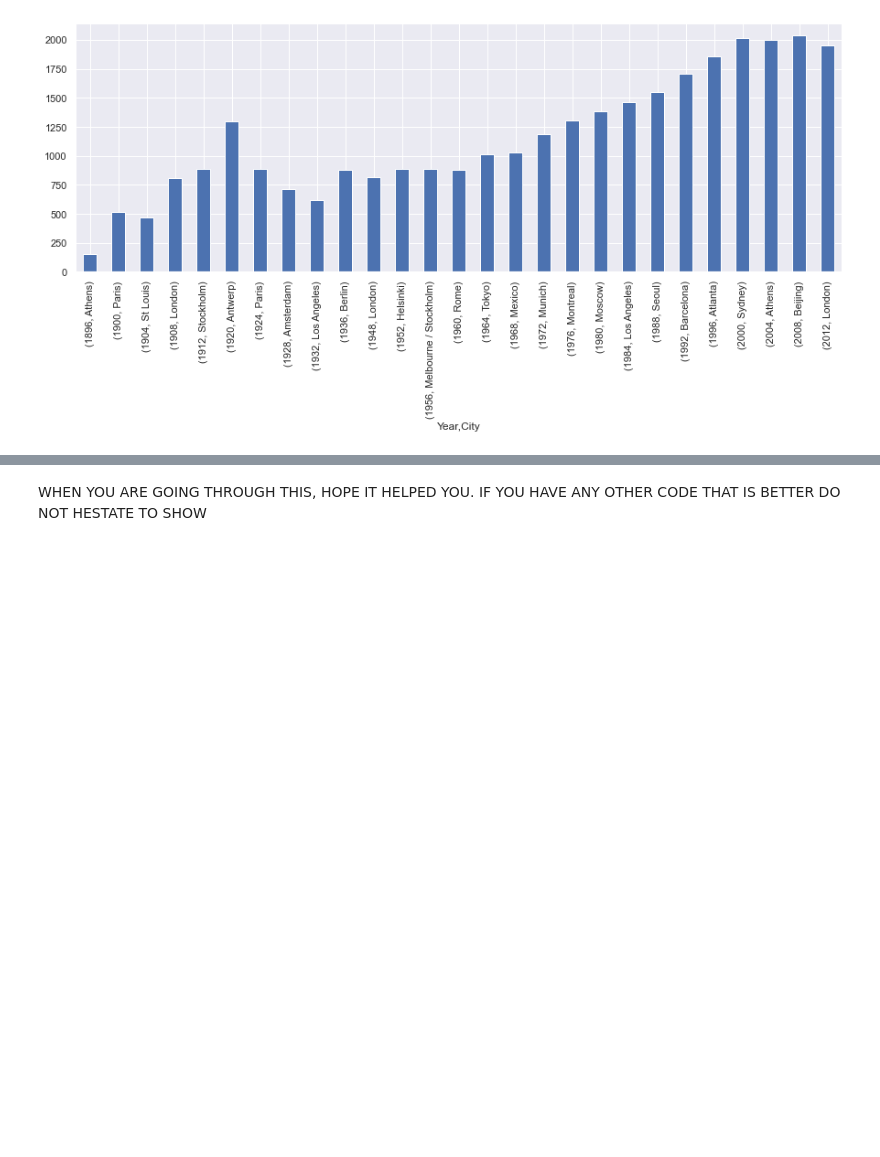
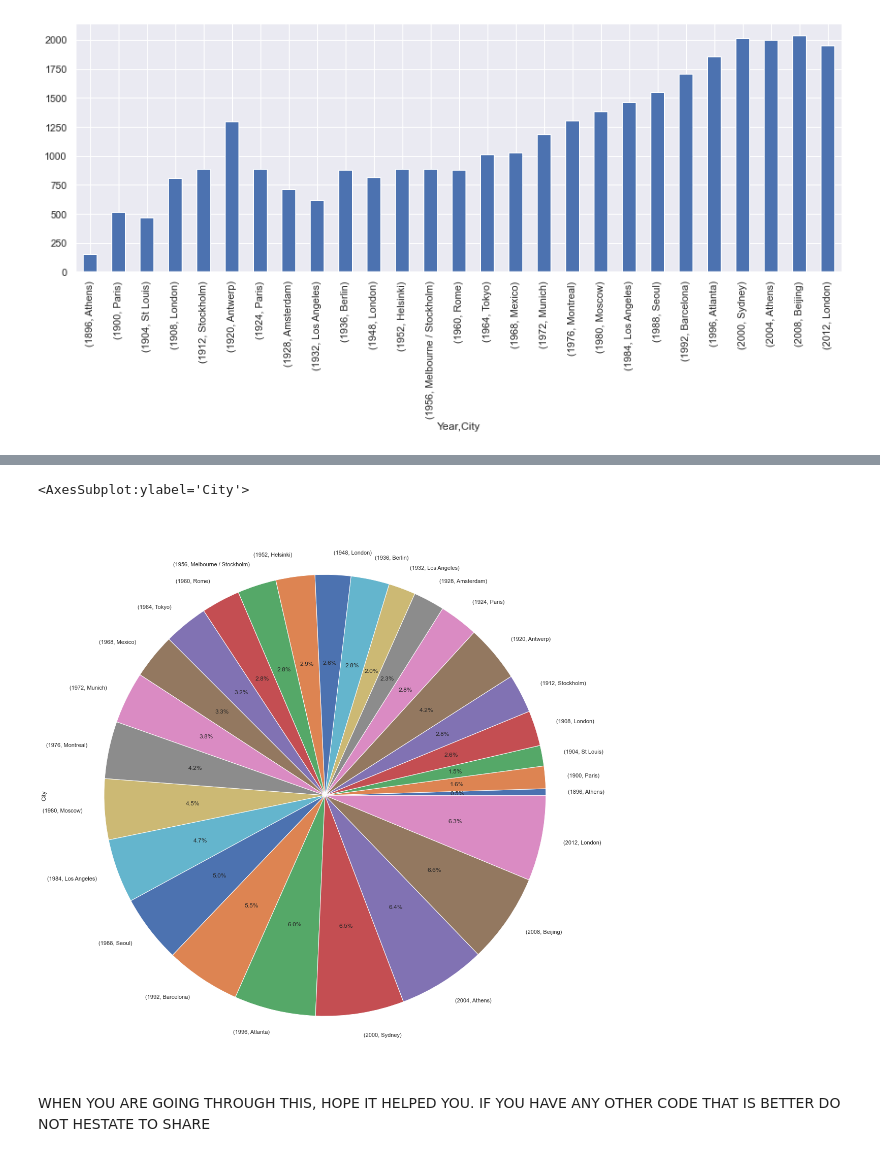
Before and after one commit to Star-cj/olympic2012, a Jupyter notebook: analysis.ipynb, the cells around one changed output, grey strips where cells are left out. Cells and saved outputs as stored; diff of their text form; code cells hidden in the pictures; blank space fills up the shorter version.

```diff
--- a/analysis.ipynb
+++ b/analysis.ipynb
@@ -291,3 +297,9 @@ no_of_cities.plot.bar(figsize=(15,5))
+# %%
+# The pie chart show the number of cities that hosted the Olympic from 1896 to 2012
+no_of_cities.plot.pie(figsize=(20,20),autopct='%1.1f%%')
+# %% [output]
+<AxesSubplot:ylabel='City'>
+[figure, added]
 # %% [markdown]
 WHEN YOU ARE GOING THROUGH THIS, HOPE IT HELPED YOU. IF YOU HAVE ANY OTHER CODE THAT IS BETTER
-DO NOT HESTATE TO SHOW
+DO NOT HESTATE TO SHARE
```
Also changed, not shown: parts of 3 cells of this notebook, 1 other file.
